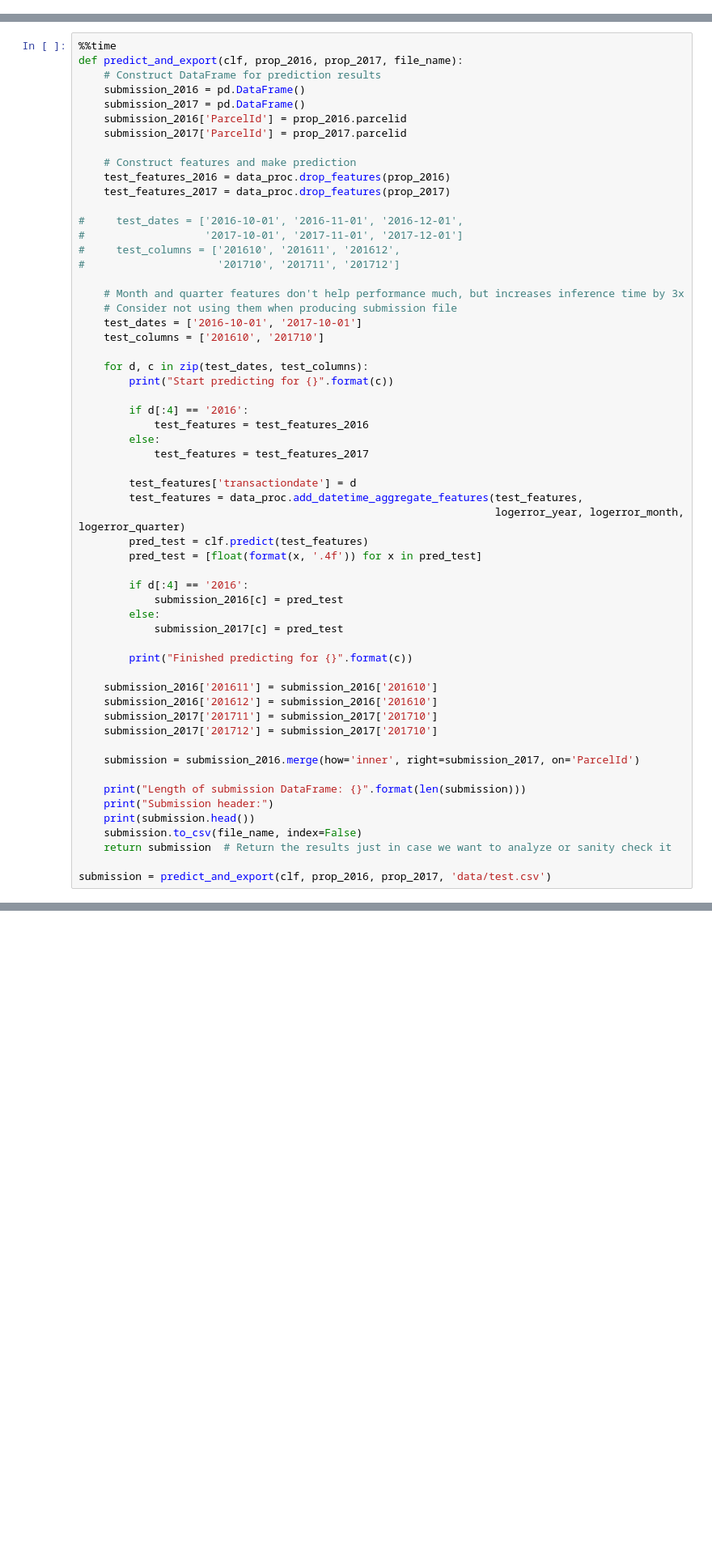
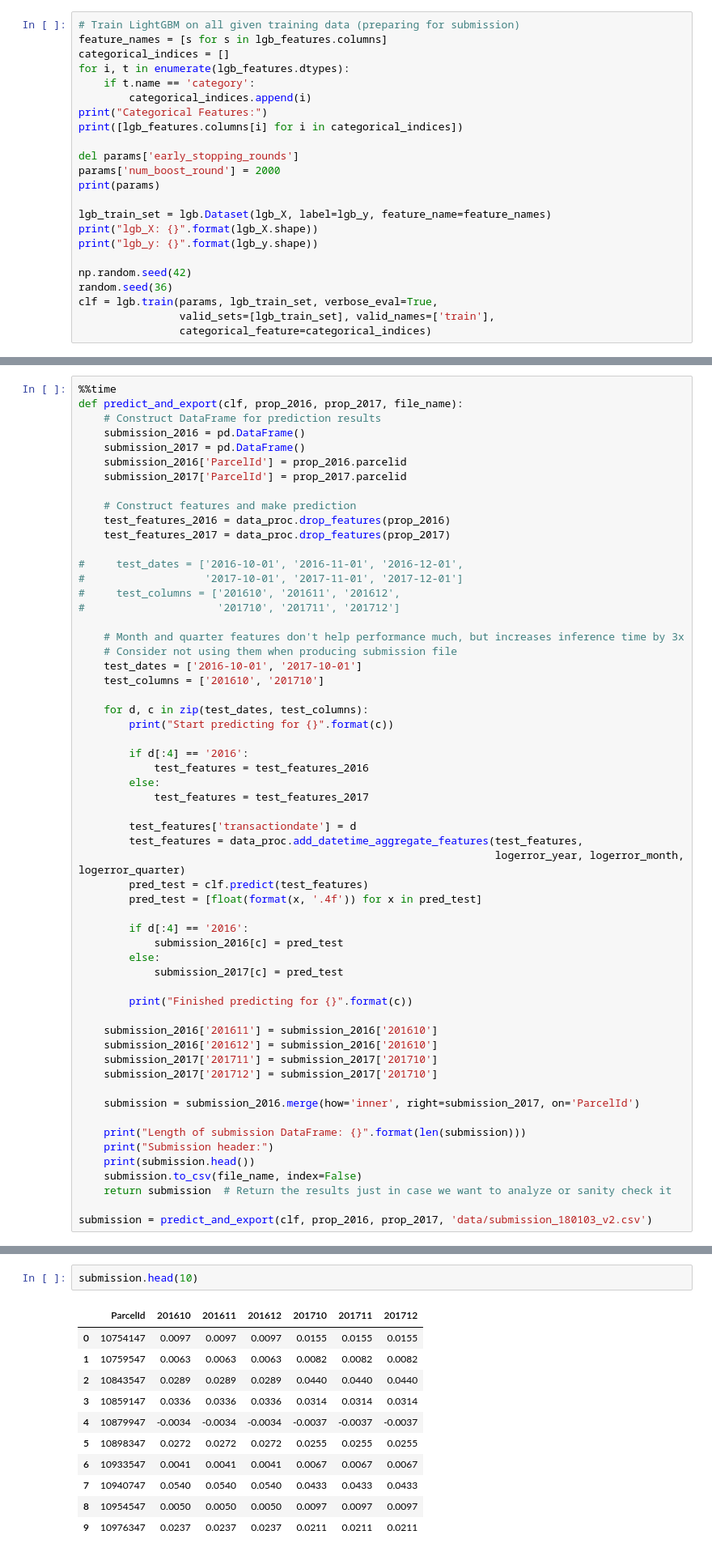
Before and after one commit to junjiedong/Zillow-Kaggle, a Jupyter notebook: model.ipynb, the cells around one changed output, grey strips where cells are left out. Shown: that part at 81% size. Saved outputs shown, nothing was run; the diff lists cells and outputs as text; blank space fills up the shorter version.

```diff
--- a/model.ipynb
+++ b/model.ipynb
@@ -315,0 +458,23 @@ lgb.plot_importance(clf, height=0.8, figsize=(12.5, 12.5), ignore_zero=False)
+# %%
+# Train LightGBM on all given training data (preparing for submission)
+feature_names = [s for s in lgb_features.columns]
+categorical_indices = []
+for i, t in enumerate(lgb_features.dtypes):
+    if t.name == 'category':
+        categorical_indices.append(i)
+print("Categorical Features:")
+print([lgb_features.columns[i] for i in categorical_indices])
+
+del params['early_stopping_rounds']
+params['num_boost_round'] = 2000
+print(params)
+
+lgb_train_set = lgb.Dataset(lgb_X, label=lgb_y, feature_name=feature_names)
+print("lgb_X: {}".format(lgb_X.shape))
+print("lgb_y: {}".format(lgb_y.shape))
+
+np.random.seed(42)
+random.seed(36)
+clf = lgb.train(params, lgb_train_set, verbose_eval=True,
+                valid_sets=[lgb_train_set], valid_names=['train'],
+                categorical_feature=categorical_indices)
@@ -370,7 +557,7 @@ def predict_and_export(clf, prop_2016, prop_2017, file_name):
     submission.to_csv(file_name, index=False)
     return submission  # Return the results just in case we want to analyze or sanity check it
 
-submission = predict_and_export(clf, prop_2016, prop_2017, 'data/test.csv')
+submission = predict_and_export(clf, prop_2016, prop_2017, 'data/submission_180103_v2.csv')
 # %% [output]
 Start predicting for 201610
 Finished predicting for 201610
@@ -417,0 +576,14 @@ sweep_hyperparam('learning_rate', [0.001, 0.0012, 0.0015, 0.0018, 0.002])
+# %%
+submission.head(10)
+# %% [output]
+|  | ParcelId | 201610 | 201611 | 201612 | 201710 | 201711 | 201712 |
+| 0 | 10754147 | 0.0097 | 0.0097 | 0.0097 | 0.0155 | 0.0155 | 0.0155 |
+| 1 | 10759547 | 0.0063 | 0.0063 | 0.0063 | 0.0082 | 0.0082 | 0.0082 |
+| 2 | 10843547 | 0.0289 | 0.0289 | 0.0289 | 0.0440 | 0.0440 | 0.0440 |
+| 3 | 10859147 | 0.0336 | 0.0336 | 0.0336 | 0.0314 | 0.0314 | 0.0314 |
+| 4 | 10879947 | -0.0034 | -0.0034 | -0.0034 | -0.0037 | -0.0037 | -0.0037 |
+| 5 | 10898347 | 0.0272 | 0.0272 | 0.0272 | 0.0255 | 0.0255 | 0.0255 |
+| 6 | 10933547 | 0.0041 | 0.0041 | 0.0041 | 0.0067 | 0.0067 | 0.0067 |
+| 7 | 10940747 | 0.0540 | 0.0540 | 0.0540 | 0.0433 | 0.0433 | 0.0433 |
+| 8 | 10954547 | 0.0050 | 0.0050 | 0.0050 | 0.0097 | 0.0097 | 0.0097 |
+| 9 | 10976347 | 0.0237 | 0.0237 | 0.0237 | 0.0211 | 0.0211 | 0.0211 |
```
Also changed, not shown: parts of 24 cells of this notebook, 2 other files.
